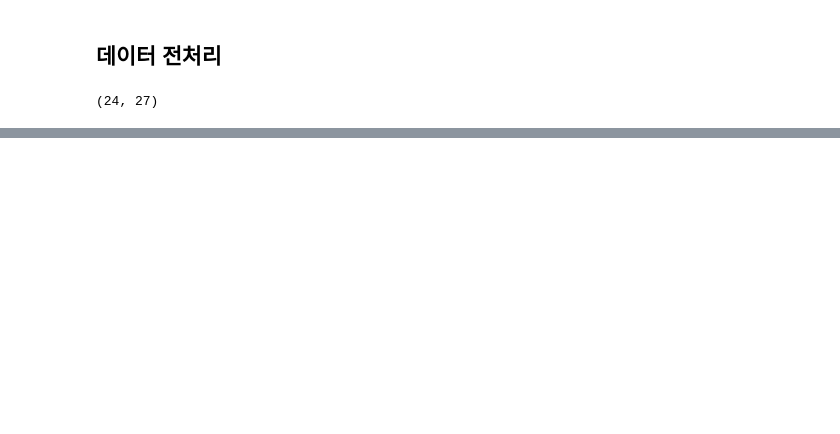
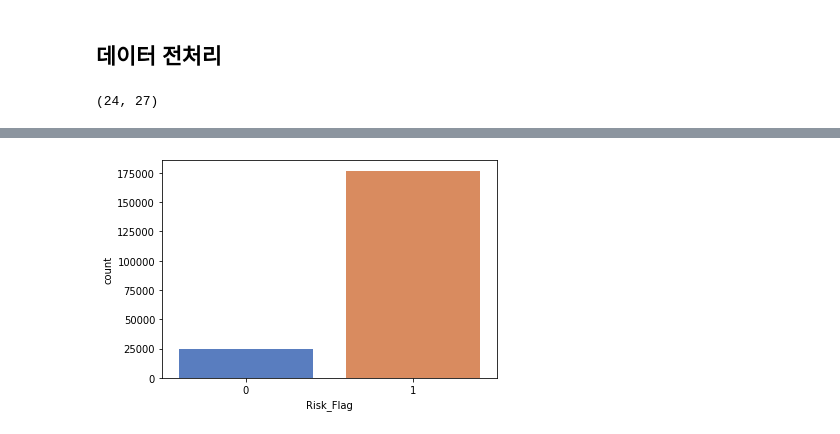
Before and after one commit to hwon-n/section6_project1, a Jupyter notebook: CP1.ipynb, the cells around one changed output, grey strips where cells are left out. Saved outputs shown, nothing was run; the diff lists cells and outputs as text; code cells hidden in the pictures; blank space fills up the shorter version.

```diff
--- a/CP1.ipynb
+++ b/CP1.ipynb
@@ -189,0 +263,18 @@ len(natural_sciences), len(liberal_arts)
+# %%
+def feature(df):
+  cols = ['Id', 'CITY']
+
+  df.drop(columns = cols, inplace = True)
+  df.reset_index(drop = True, inplace = True)
+
+  if 'Risk_Flag' in df.columns:
+    df.Risk_Flag = df.Risk_Flag.apply(lambda x: 1 if x == 0 else 0)
+
+  df.Age = df.Age.apply(age)
+  df.CURRENT_JOB_YRS = df.CURRENT_JOB_YRS.apply(job_year)
+  df.STATE = df.STATE.apply(region)
+  df.Experience = df.Experience.apply(exp)
+  df.House_Ownership = df.House_Ownership.apply(house)
+  df.Profession = df.Profession.apply(prof)
+
+  return df
@@ -189,0 +350,9 @@ len(natural_sciences), len(liberal_arts)
+# %%
+%matplotlib inline
+
+ax = sns.set_palette('muted')
+ax = sns.countplot(data = train, x = target)
+
+plt.show()
+# %% [output]
+[figure, added]
```
Also changed, not shown: parts of 17 cells of this notebook.
